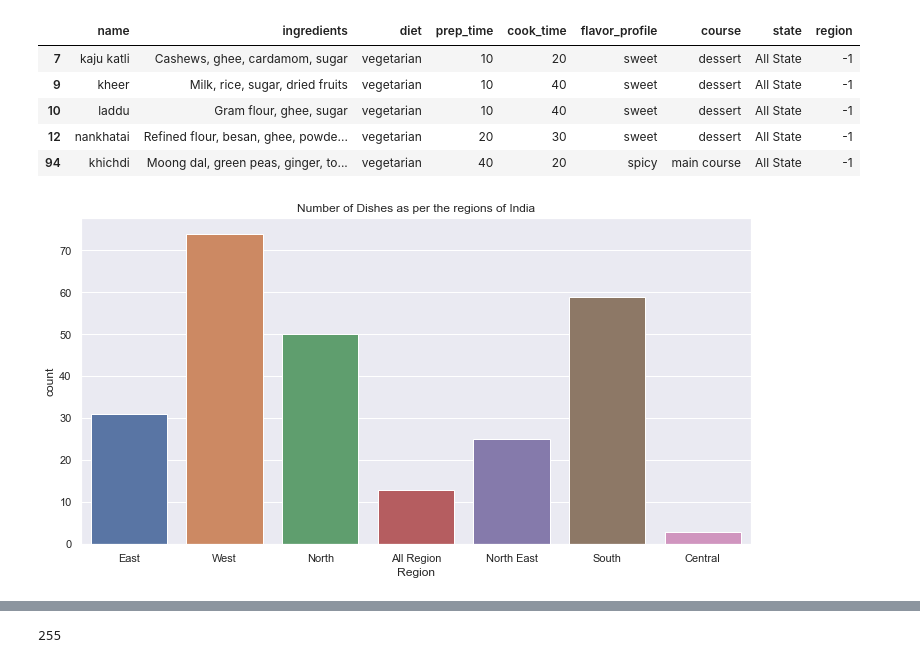
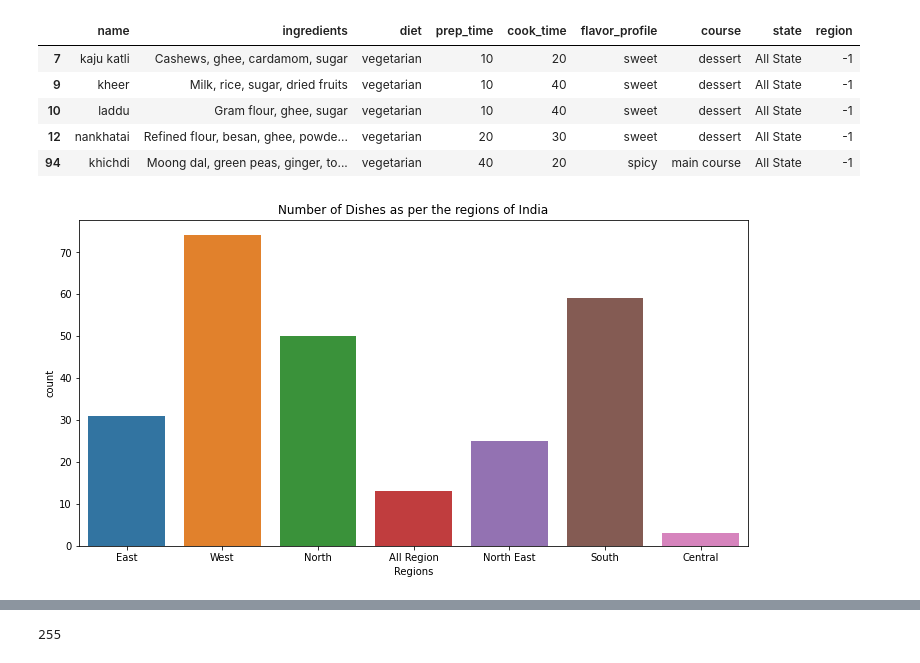
Before and after one commit to therajtiwari/Agli-Thali, a Jupyter notebook: model.ipynb, the cells around one changed output, grey strips where cells are left out. Saved outputs shown, nothing was run; the diff lists cells and outputs as text; code cells hidden in the pictures.

```diff
--- a/model.ipynb
+++ b/model.ipynb
@@ -5,5 +5,5 @@ import matplotlib.pyplot as plt
 import seaborn as sns
 from pylab import rcParams
 rcParams["figure.figsize"] = (12, 6)
-sns.set()
+# sns.set()
 # %%
@@ -269,11 +295,11 @@ data[data.region == "-1"].head()
 data.region = data.region.replace("-1", "All Region")
 # %%
-# let's plot number of dishes are famous in particular region of india
+#plotting the number of dishes as per the region
 
 sns.countplot(data = data, x = "region")
 plt.title("Number of Dishes as per the regions of India")
-plt.xlabel("Region")
+plt.xlabel("Regions")
 plt.show()
 # %% [output]
-[figure, old version]
+[figure, new version]
 # %%
```
Also changed, not shown: parts of 101 cells of this notebook.
